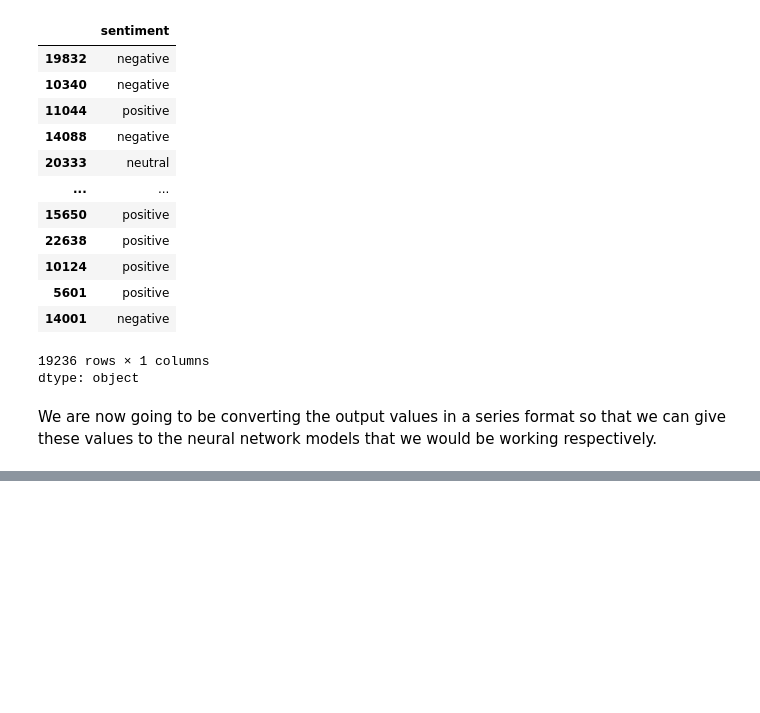
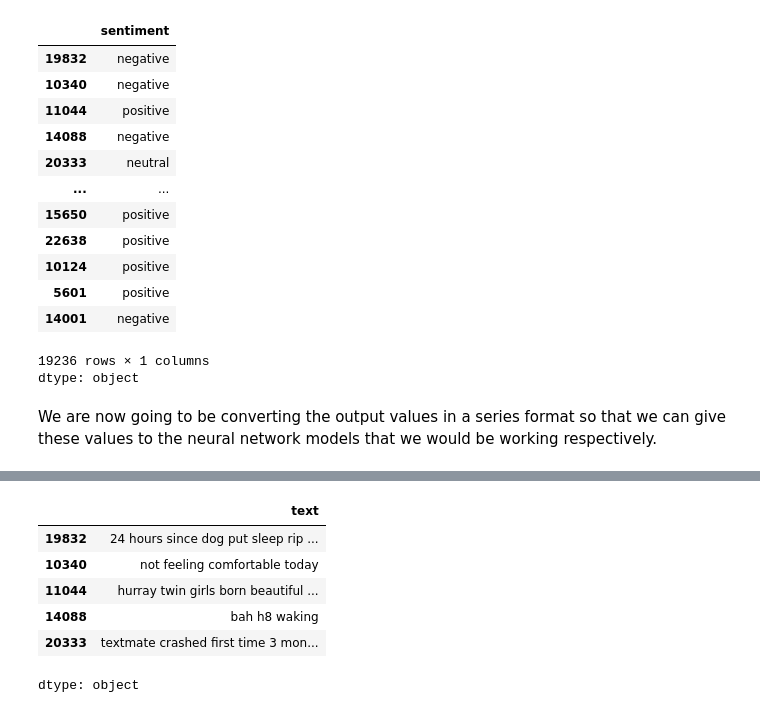
Before and after one commit to Bhupendra-glitch/Twitter-Sentiment-Analysis, a Jupyter notebook: Twitter_Sentiment_Analysis.ipynb, the cells around one changed output, grey strips where cells are left out. Drawn from its saved outputs; the diff is of its cells as text; code cells hidden in the pictures; blank space fills up the shorter version.

```diff
--- a/Twitter_Sentiment_Analysis.ipynb
+++ b/Twitter_Sentiment_Analysis.ipynb
@@ -606,0 +644,10 @@ y_train_converted = encoder.fit_transform(y_train)
+# %%
+X_train['text'].head()
+# %% [output]
+|  | text |
+| 19832 | 24 hours since dog put sleep rip ... |
+| 10340 | not feeling comfortable today |
+| 11044 | hurray twin girls born beautiful ... |
+| 14088 | bah h8 waking |
+| 20333 | textmate crashed first time 3 mon... |
+dtype: object
```
Also changed, not shown: parts of 35 cells of this notebook.
